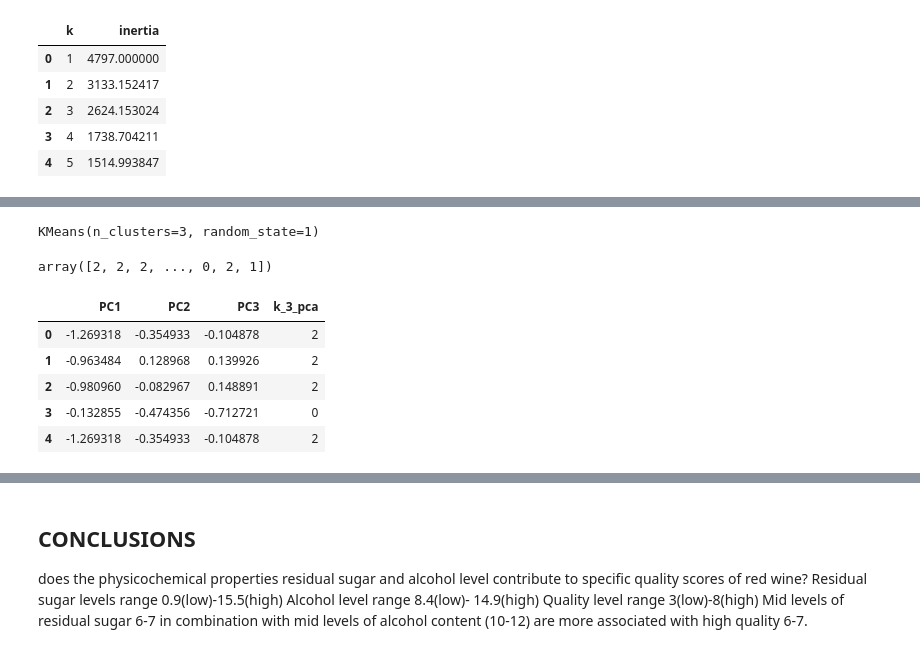
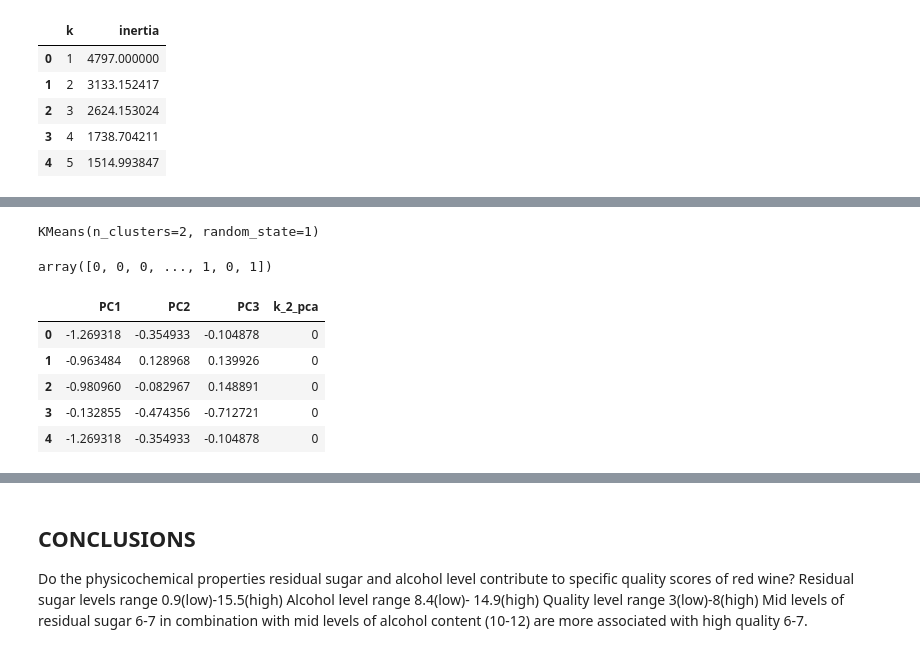
Before and after one commit to UninspiredNomenclature/project_4, a Jupyter notebook: ResidualSugar_AlcoholContent.ipynb, the cells around one changed output, grey strips where cells are left out. Drawn from its saved outputs; the diff is of its cells as text; code cells hidden in the pictures.

```diff
--- a/ResidualSugar_AlcoholContent.ipynb
+++ b/ResidualSugar_AlcoholContent.ipynb
@@ -216,35 +216,35 @@ PCA_elbow_curve
 [interactive output not drawn]
 # %%
 # Initialize the K-Means model using the best value for k
-model_pca =KMeans(n_clusters=3, random_state=1)
+model_pca =KMeans(n_clusters=2, random_state=1)
 # %%
 model_pca.fit(wine_data_pca_df)
 # %% [output]
-KMeans(n_clusters=3, random_state=1)
+KMeans(n_clusters=2, random_state=1)
 # %%
 # Predict the clusters to group the cryptocurrencies using the scaled PCA DataFrame
-k_3_pca = model_pca.predict(wine_data_pca_df)
+k_2_pca = model_pca.predict(wine_data_pca_df)
 
 # Print the resulting array of cluster values.
-k_3_pca
+k_2_pca
 # %% [output]
-array([2, 2, 2, ..., 0, 2, 1])
+array([0, 0, 0, ..., 1, 0, 1])
 # %%
 # Create a copy of the scaled PCA DataFrame
 wine_data_pca_predictions_df = wine_data_pca_df.copy()
 
 # Add a new column to the copy of the PCA DataFrame with the predicted clusters
 
-wine_data_pca_predictions_df['k_3_pca'] = k_3_pca
+wine_data_pca_predictions_df['k_2_pca'] = k_2_pca
 # Display the copy of the scaled PCA DataFrame
 wine_data_pca_predictions_df.head()
 # %% [output]
-|  | PC1 | PC2 | PC3 | k_3_pca |
-| 0 | -1.269318 | -0.354933 | -0.104878 | 2 |
-| 1 | -0.963484 | 0.128968 | 0.139926 | 2 |
-| 2 | -0.980960 | -0.082967 | 0.148891 | 2 |
+|  | PC1 | PC2 | PC3 | k_2_pca |
+| 0 | -1.269318 | -0.354933 | -0.104878 | 0 |
+| 1 | -0.963484 | 0.128968 | 0.139926 | 0 |
+| 2 | -0.980960 | -0.082967 | 0.148891 | 0 |
 | 3 | -0.132855 | -0.474356 | -0.712721 | 0 |
-| 4 | -1.269318 | -0.354933 | -0.104878 | 2 |
+| 4 | -1.269318 | -0.354933 | -0.104878 | 0 |
 # %%
 wine_plot_pca = wine_data_pca_predictions_df.hvplot.scatter(
     x="PC1",
@@ -257,7 +257,7 @@ wine_plot_pca
 [interactive output not drawn]
 # %% [markdown]
 ## CONCLUSIONS
-does the physicochemical properties residual sugar and alcohol level contribute to specific quality scores of red wine?
+Do the physicochemical properties residual sugar and alcohol level contribute to specific quality scores of red wine?
 Residual sugar levels range 0.9(low)-15.5(high)
 Alcohol level range 8.4(low)- 14.9(high)
 Quality level range 3(low)-8(high)
```
Also changed, not shown: parts of 2 cells of this notebook, 1 other file.
